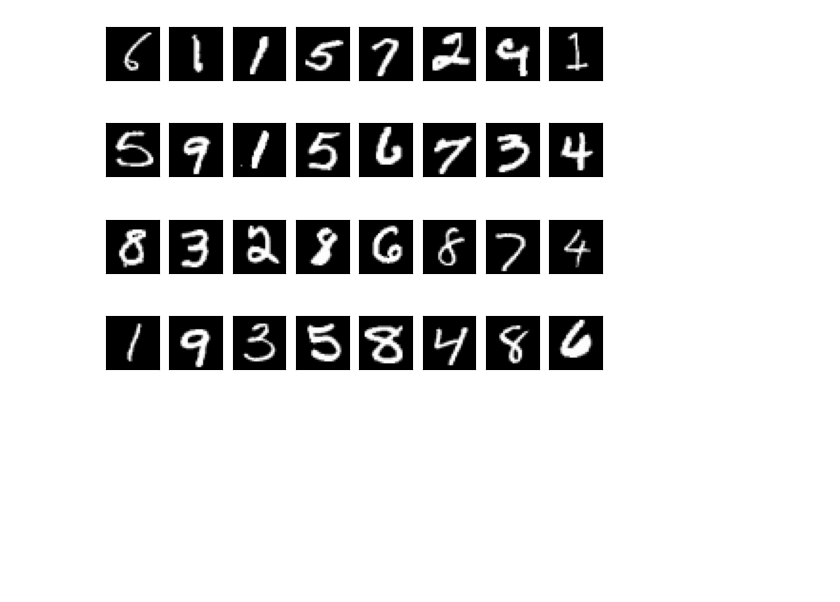
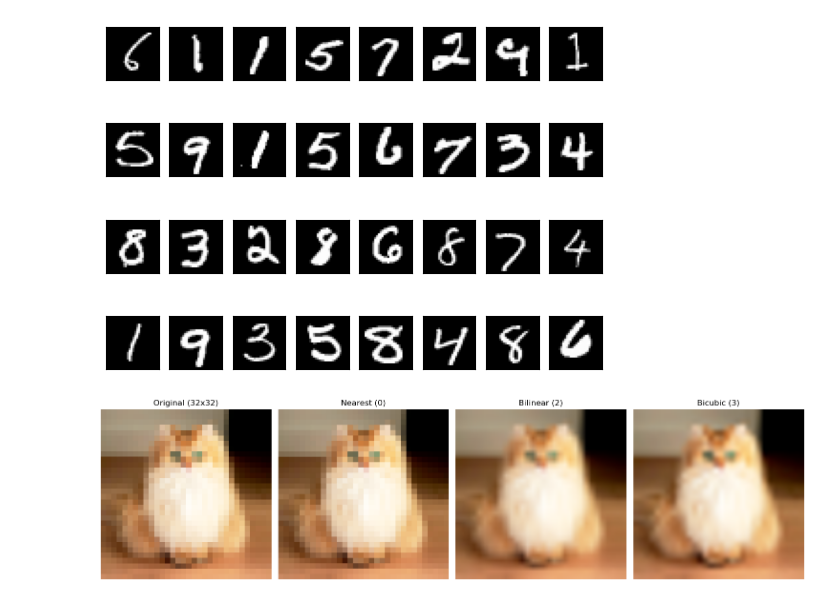
Before and after one commit to Dangmotm/FMLAB_AI, a Jupyter notebook: Homework/Hw12/Data_Augmentation_pytorch.ipynb, the cells around one changed output. Cells and saved outputs as stored; diff of their text form; code cells hidden in the pictures; blank space fills up the shorter version.

```diff
--- a/Homework/Hw12/Data_Augmentation_pytorch.ipynb
+++ b/Homework/Hw12/Data_Augmentation_pytorch.ipynb
@@ -262,3 +262,44 @@ def test(epoch):
             test_loss += loss.item()
             print('########################### Epoch:', epoch, ', --  batch:',  batch_idx, '/', len(test_dataloader), ',   ',
                   'Test loss: %.3f, accumulated average loss: %.3f ##############################' % (loss.item(), test_loss / (batch_idx + 1)))
+# %%
+import cv2
+import matplotlib.pyplot as plt
+from PIL import Image
+import numpy as np
+
+# 1. Đọc ảnh gốc bằng OpenCV
+image_bgr = cv2.imread('cat.jpg')
+image_rgb = cv2.cvtColor(image_bgr, cv2.COLOR_BGR2RGB)
+
+# 2. Giả lập ảnh CIFAR (thu nhỏ xuống 32x32)
+small_cat = cv2.resize(image_rgb, (32, 32), interpolation=cv2.INTER_AREA)
+
+# 3. Chuyển sang định dạng PIL để giống với thư viện Torchvision bạn đang dùng
+pil_img = Image.fromarray(small_cat)
+
+# 4. Phóng to lên 224x224 bằng các phương pháp khác nhau
+# Số 0: Nearest Neighbor (Lấy điểm gần nhất)
+res_0 = pil_img.resize((224, 224), resample=0)
+
+# Số 2: Bilinear (Nội suy tuyến tính)
+res_2 = pil_img.resize((224, 224), resample=2)
+
+# Số 3: Bicubic (Nội suy bậc ba - Cái bạn đang hỏi)
+res_3 = pil_img.resize((224, 224), resample=3)
+
+# 5. Hiển thị so sánh
+titles = ['Original (32x32)', 'Nearest (0)', 'Bilinear (2)', 'Bicubic (3)']
+images = [small_cat, res_0, res_2, res_3]
+
+plt.figure(figsize=(15, 5))
+for i in range(4):
+    plt.subplot(1, 4, i+1)
+    plt.imshow(images[i])
+    plt.title(titles[i])
+    plt.axis('off')
+
+plt.tight_layout()
+plt.show()
+# %% [output]
+[figure, added]
```
Also changed, not shown: 3 other files.
